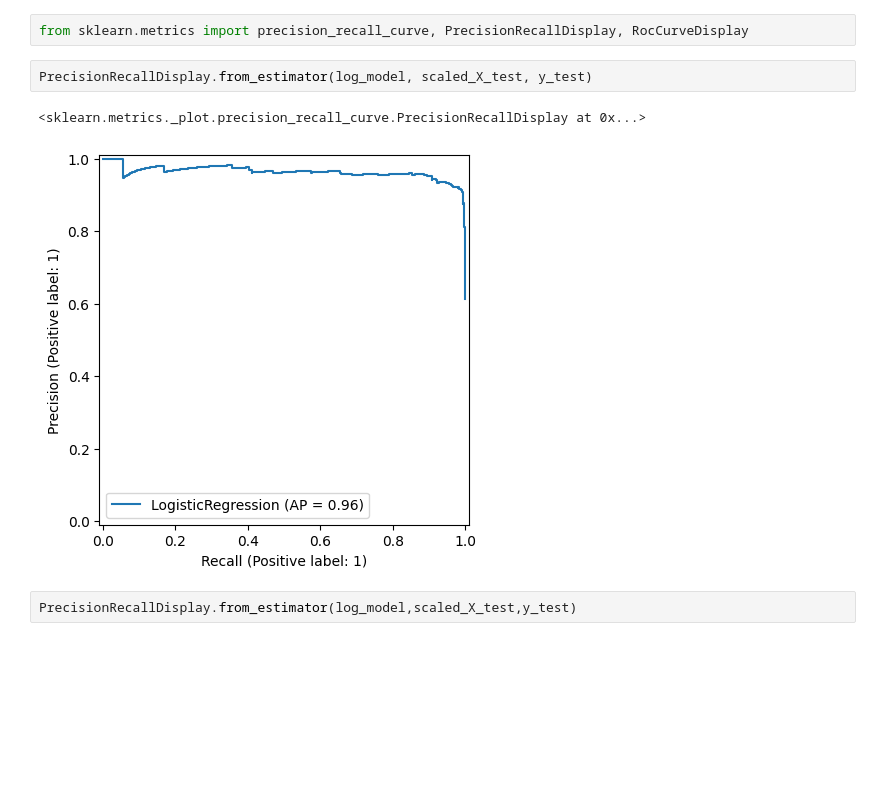
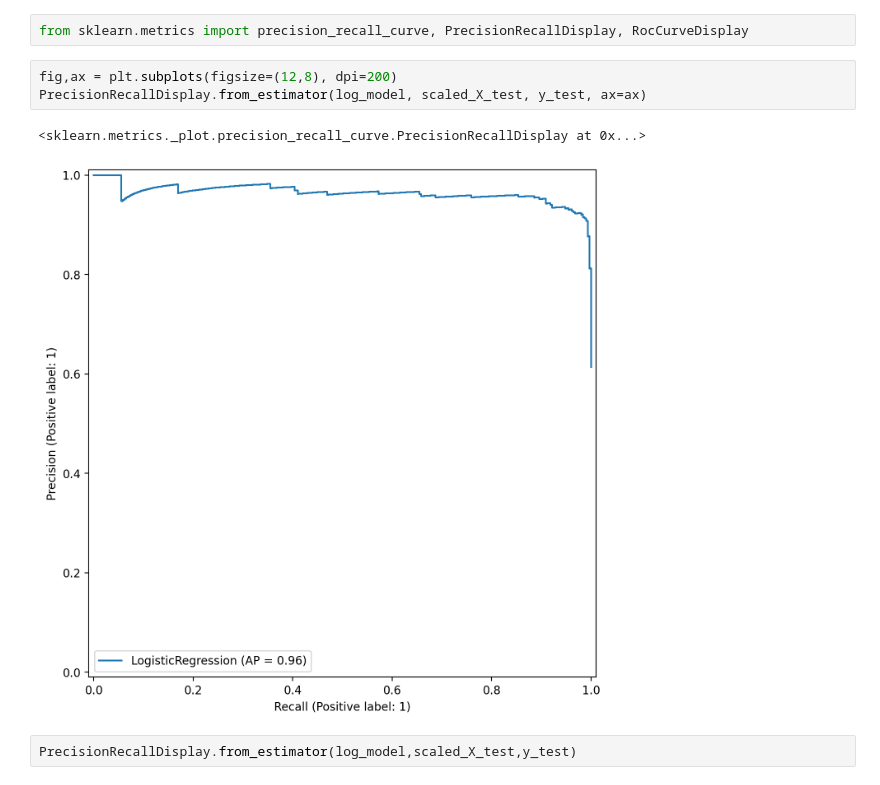
Before and after one commit to Briankipkemboi78/datascience, a Jupyter notebook: Reference/11-Logistic-Regression-Models/00-Logistic-Regression.ipynb, the cells around one changed output. Drawn from its saved outputs; the diff is of its cells as text; blank space fills up the shorter version.

```diff
--- a/Reference/11-Logistic-Regression-Models/00-Logistic-Regression.ipynb
+++ b/Reference/11-Logistic-Regression-Models/00-Logistic-Regression.ipynb
@@ -269,11 +268,12 @@ array([1])
 **Make sure to watch the video on this!**
 # %%
 from sklearn.metrics import precision_recall_curve, PrecisionRecallDisplay, RocCurveDisplay
-# %%
-PrecisionRecallDisplay.from_estimator(log_model, scaled_X_test, y_test)
-# %% [output]
-<sklearn.metrics._plot.precision_recall_curve.PrecisionRecallDisplay at 0x...>
-[figure, removed]
+# %%
+fig,ax = plt.subplots(figsize=(12,8), dpi=200)
+PrecisionRecallDisplay.from_estimator(log_model, scaled_X_test, y_test, ax=ax)
+# %% [output]
+<sklearn.metrics._plot.precision_recall_curve.PrecisionRecallDisplay at 0x...>
+[figure, added]
 # %%
 PrecisionRecallDisplay.from_estimator(log_model,scaled_X_test,y_test)
 # %% [output]
```
Also changed, not shown: parts of 1 cell of this notebook.
